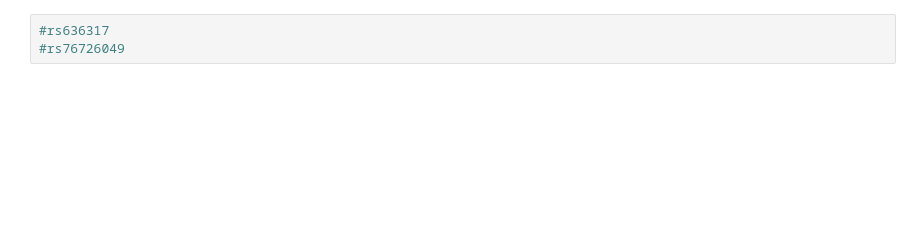
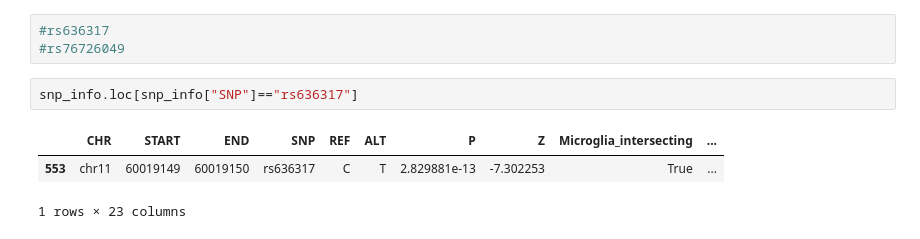
Before and after one commit to pfenninglab/ad_variants, a Jupyter notebook: score_different_regions_and_plot.ipynb, the cells around one changed output. Cells and saved outputs as stored; diff of their text form; blank space fills up the shorter version.

```diff
--- a/score_different_regions_and_plot.ipynb
+++ b/score_different_regions_and_plot.ipynb
@@ -204,3 +213,9 @@ snp_info.sort_values(by="Monocyte_effect_score").head(50)
 # %%
 #rs636317
 #rs76726049
+# %%
+snp_info.loc[snp_info["SNP"]=="rs636317"]
+# %% [output]
+|  | CHR | START | END | SNP | REF | ALT | P | Z | Microglia_intersecting | ... |
+| 553 | chr11 | 60019149 | 60019150 | rs636317 | C | T | 2.829881e-13 | -7.302253 | True | ... |
+1 rows × 23 columns
```
Also changed, not shown: parts of 15 cells of this notebook.
